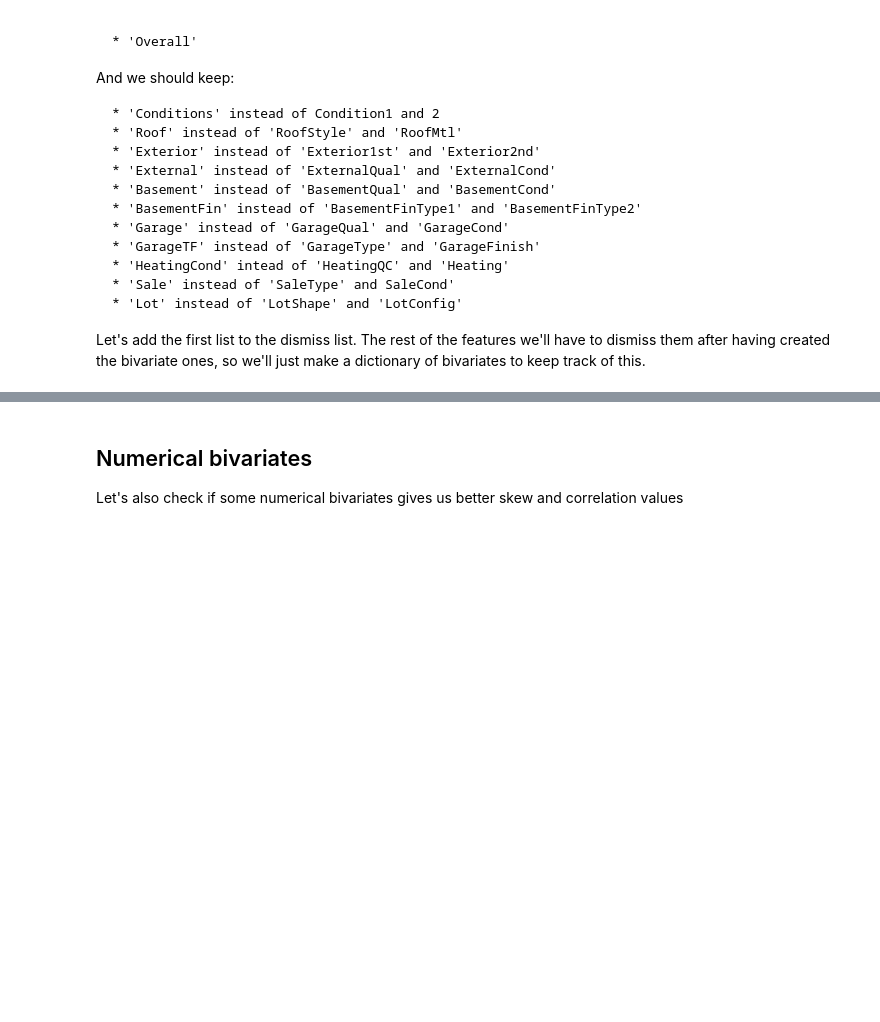
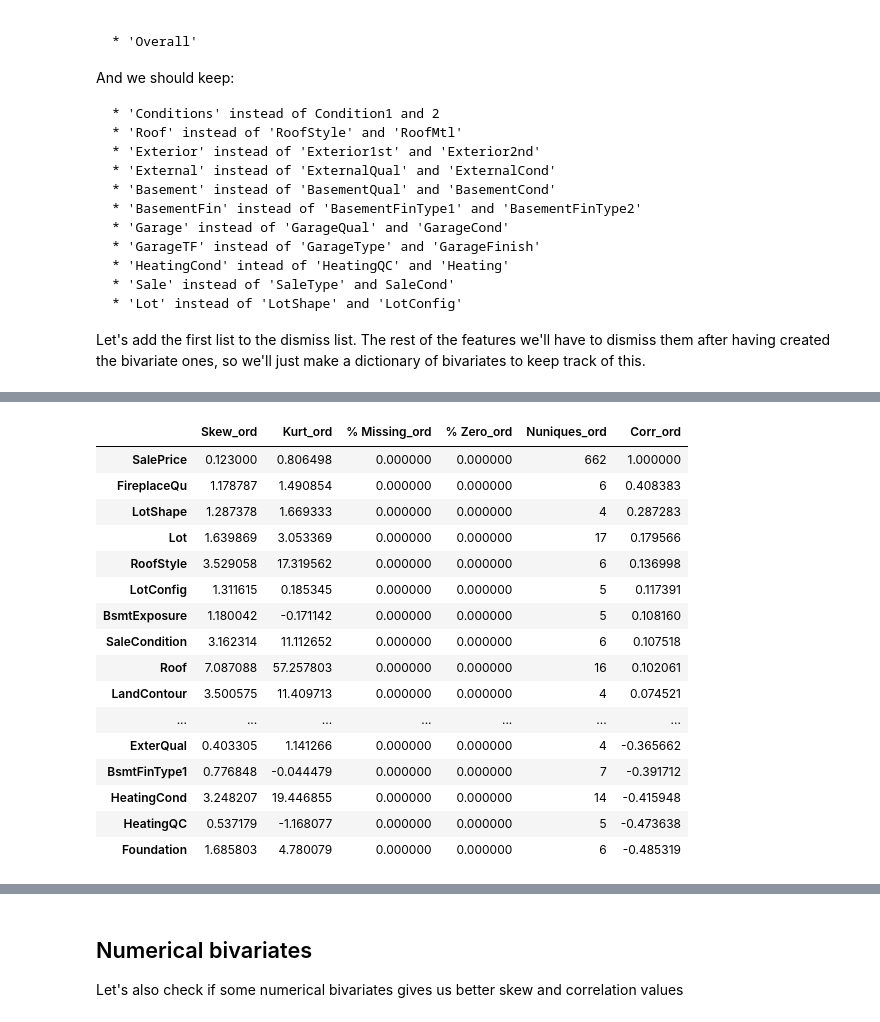
Before and after one commit to lrvlr/house-pricing-kaggle, a Jupyter notebook: AnalyzingHousePricesDF-lrvlr.ipynb, the cells around one changed output, grey strips where cells are left out. Saved outputs shown, nothing was run; the diff lists cells and outputs as text; code cells hidden in the pictures; blank space fills up the shorter version.

```diff
--- a/AnalyzingHousePricesDF-lrvlr.ipynb
+++ b/AnalyzingHousePricesDF-lrvlr.ipynb
@@ -738,0 +821,5 @@ catBivs = {'Conditions': ('Condition1', 'Condition2'),
+# %%
+ord_enc = ce.OrdinalEncoder(cols=meta_cat)
+ord_enc.fit(train[meta_cat], train['SalePrice'])
+ordEncoded = pd.concat([ord_enc.transform(train[meta_cat]),train['SalePrice']],axis=1)
+ordEncoded.head()
@@ -738,0 +835,21 @@ catBivs = {'Conditions': ('Condition1', 'Condition2'),
+# %%
+df_ordCatInfo = tab.numTable(ordEncoded, 'SalePrice', describe=False).add_suffix('_ord')
+df_ordCatInfo.style.background_gradient(subset=['Corr_ord'])
+# %% [output]
+|  | Skew_ord | Kurt_ord | % Missing_ord | % Zero_ord | Nuniques_ord | Corr_ord |
+| SalePrice | 0.123000 | 0.806498 | 0.000000 | 0.000000 | 662 | 1.000000 |
+| FireplaceQu | 1.178787 | 1.490854 | 0.000000 | 0.000000 | 6 | 0.408383 |
+| LotShape | 1.287378 | 1.669333 | 0.000000 | 0.000000 | 4 | 0.287283 |
+| Lot | 1.639869 | 3.053369 | 0.000000 | 0.000000 | 17 | 0.179566 |
+| RoofStyle | 3.529058 | 17.319562 | 0.000000 | 0.000000 | 6 | 0.136998 |
+| LotConfig | 1.311615 | 0.185345 | 0.000000 | 0.000000 | 5 | 0.117391 |
+| BsmtExposure | 1.180042 | -0.171142 | 0.000000 | 0.000000 | 5 | 0.108160 |
+| SaleCondition | 3.162314 | 11.112652 | 0.000000 | 0.000000 | 6 | 0.107518 |
+| Roof | 7.087088 | 57.257803 | 0.000000 | 0.000000 | 16 | 0.102061 |
+| LandContour | 3.500575 | 11.409713 | 0.000000 | 0.000000 | 4 | 0.074521 |
+| ... | ... | ... | ... | ... | ... | ... |
+| ExterQual | 0.403305 | 1.141266 | 0.000000 | 0.000000 | 4 | -0.365662 |
+| BsmtFinType1 | 0.776848 | -0.044479 | 0.000000 | 0.000000 | 7 | -0.391712 |
+| HeatingCond | 3.248207 | 19.446855 | 0.000000 | 0.000000 | 14 | -0.415948 |
+| HeatingQC | 0.537179 | -1.168077 | 0.000000 | 0.000000 | 5 | -0.473638 |
+| Foundation | 1.685803 | 4.780079 | 0.000000 | 0.000000 | 6 | -0.485319 |
```
Also changed, not shown: parts of 31 cells of this notebook.
